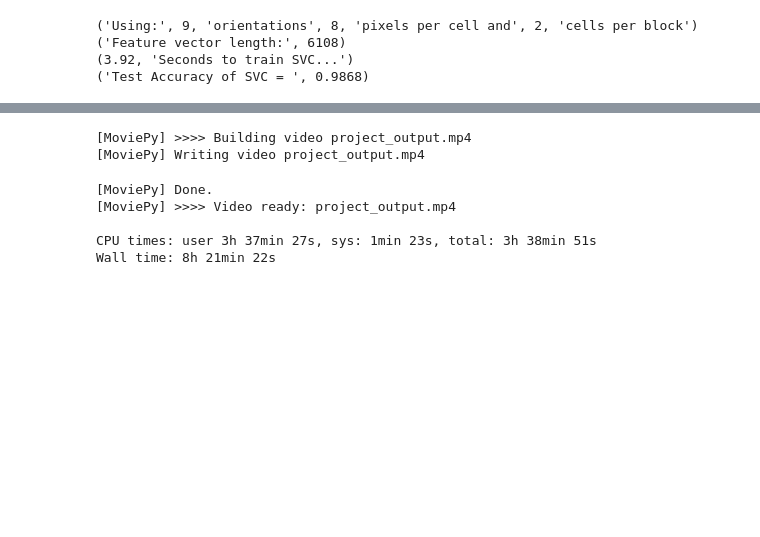
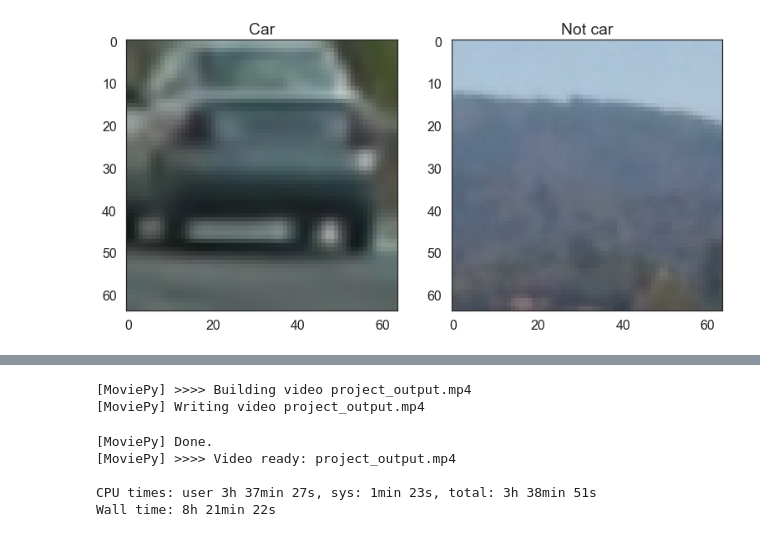
Before and after one commit to shiba24/udacity-sdnd, a Jupyter notebook: CarND-Vehicle-Detection-master/script.ipynb, the cells around one changed output, grey strips where cells are left out. Saved outputs shown, nothing was run; the diff lists cells and outputs as text; code cells hidden in the pictures; blank space fills up the shorter version.

```diff
--- a/CarND-Vehicle-Detection-master/script.ipynb
+++ b/CarND-Vehicle-Detection-master/script.ipynb
@@ -300,13 +290,16 @@ def process_image(img):
 notcars = glob.glob(DATA_DIR + 'non-vehicles/*/*.png')
 cars = glob.glob(DATA_DIR + 'vehicles/*/*.png')
 # %%
+i = 25
 plt.subplot(121)
-plt.imshow(cars[10])
+plt.imshow(plt.imread(cars[i]))
 plt.title('Car')
 plt.subplot(122)
-plt.imshow(notcars[10])
+plt.imshow(plt.imread(notcars[i]))
 plt.title('Not car')
 plt.savefig('./output_images/car_notcar.png')
+# %% [output]
+[figure, added]
 # %%
 
 #Choosing paramators for SVC
@@ -334,27 +327,3 @@ notcar_features = extract_features(notcars, color_space=color_space,
                         cell_per_block=cell_per_block,
                         hog_channel=hog_channel, spatial_feat=spatial_feat,
                         hist_feat=hist_feat, hog_feat=hog_feat)
-
-X = np.vstack((car_features, notcar_features)).astype(np.float64)
-X_scaler = StandardScaler().fit(X)      # Fit scaler
-scaled_X = X_scaler.transform(X)      # Apply the scaler to X
-y = np.hstack((np.ones(len(car_features)), np.zeros(len(notcar_features))))    # labels
-
-# Split up data into randomized training and test sets
-rand_state = np.random.randint(0, 100)
-X_train, X_test, y_train, y_test = train_test_split(
-    scaled_X, y, test_size=0.2, random_state=rand_state)
-
-print('Using:',orient,'orientations',pix_per_cell,
-    'pixels per cell and', cell_per_block,'cells per block')
-print('Feature vector length:', len(X_train[0]))
-svc = LinearSVC()             # Use a linear SVC
-# Check the training time for the SVC
-svc.fit(X_train, y_train)
-# Check the score of the SVC
-print('Test Accuracy of SVC = ', round(svc.score(X_test, y_test), 4))
-# %% [output]
-('Using:', 9, 'orientations', 8, 'pixels per cell and', 2, 'cells per block')
-('Feature vector length:', 6108)
-(3.92, 'Seconds to train SVC...')
-('Test Accuracy of SVC = ', 0.9868)
```
Also changed, not shown: parts of 8 cells of this notebook, 7 other files.
